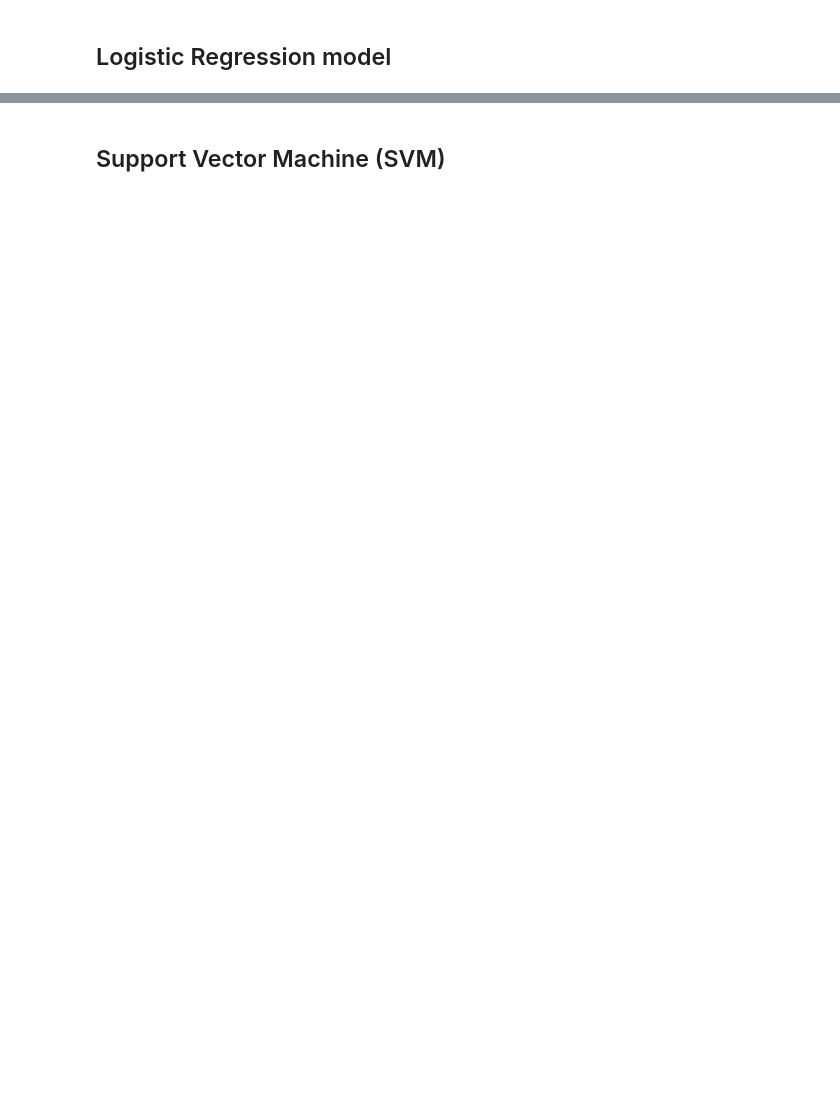
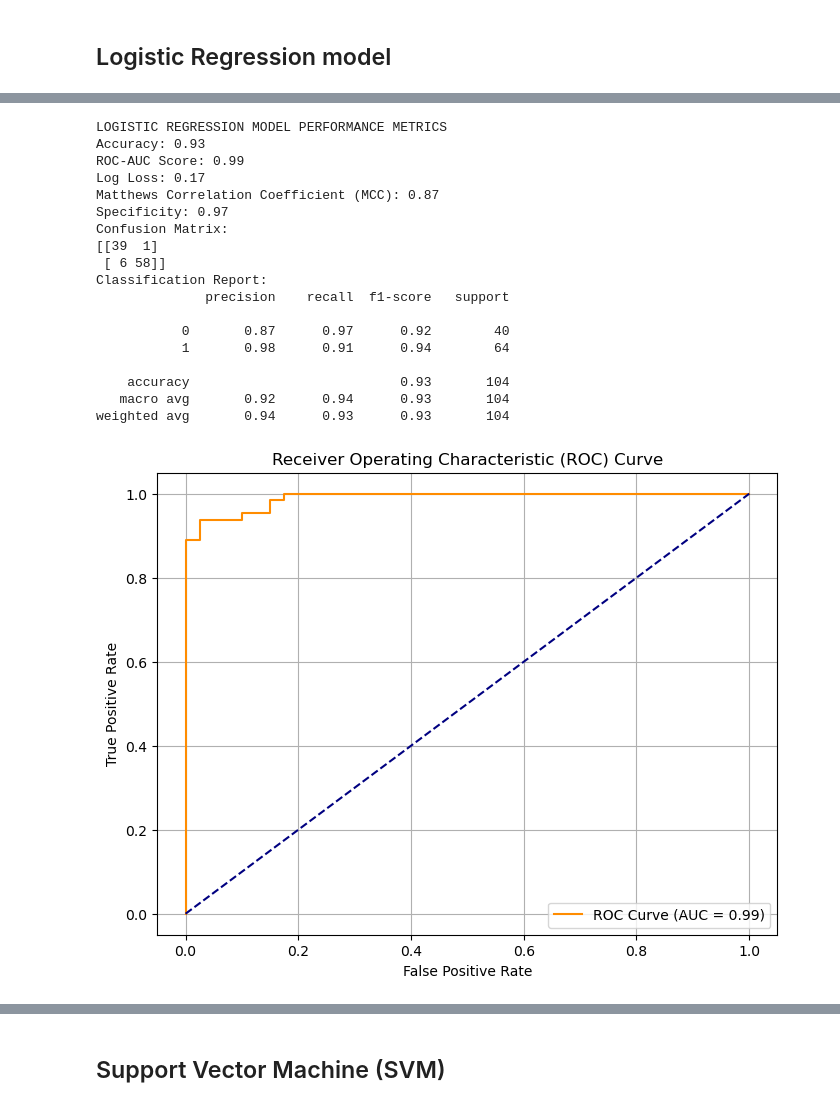
Before and after one commit to aastha0424/AasthaSingh-GlucoSense-Infy-Nov24, a Jupyter notebook: model_trainning.ipynb, the cells around one changed output, grey strips where cells are left out. Saved outputs shown, nothing was run; the diff lists cells and outputs as text; code cells hidden in the pictures; blank space fills up the shorter version.

```diff
--- a/model_trainning.ipynb
+++ b/model_trainning.ipynb
@@ -294,0 +261,80 @@ weighted avg       0.95      0.94      0.94       104
+# %%
+
+# Split data into training and test sets
+X_train, X_test, y_train, y_test = train_test_split(X, y, test_size=0.2, random_state=42, stratify=y)
+
+# Define the logistic regression model with hyperparameters
+logistic_model = LogisticRegression(
+    penalty='l2',           # Using L2 regularization
+    C=1.0,                  # Default regularization strength
+    solver='lbfgs',         # Solver for optimization
+    max_iter=200,           # Allowing more iterations for convergence
+    class_weight='balanced' # Adjusting for class imbalance
+)
+
+# Train the model
+logistic_model.fit(X_train, y_train)
+
+# Make predictions
+y_pred = logistic_model.predict(X_test)
+y_pred_proba = logistic_model.predict_proba(X_test)[:, 1]
+
+# Compute metrics
+conf_matrix = confusion_matrix(y_test, y_pred)
+log_loss_value = log_loss(y_test, y_pred_proba)
+mcc = matthews_corrcoef(y_test, y_pred)
+
+# Specificity calculation
+tn, fp, fn, tp = conf_matrix.ravel()
+specificity = tn / (tn + fp)
+
+# Generate ROC curve data
+fpr, tpr, thresholds = roc_curve(y_test, y_pred_proba)
+roc_auc_value = auc(fpr, tpr)
+
+# Display metrics
+accuracy = logistic_model.score(X_test, y_test)
+classification_rep = classification_report(y_test, y_pred)
+
+print("LOGISTIC REGRESSION MODEL PERFORMANCE METRICS")
+print(f"Accuracy: {accuracy:.2f}")
+print(f"ROC-AUC Score: {roc_auc_value:.2f}")
+print(f"Log Loss: {log_loss_value:.2f}")
+print(f"Matthews Correlation Coefficient (MCC): {mcc:.2f}")
+print(f"Specificity: {specificity:.2f}")
+print("Confusion Matrix:")
+print(conf_matrix)
+print("Classification Report:")
+print(classification_rep)
+
+# Plot ROC curve
+import matplotlib.pyplot as plt
+plt.figure(figsize=(8, 6))
+plt.plot(fpr, tpr, label=f'ROC Curve (AUC = {roc_auc_value:.2f})', color='darkorange')
+plt.plot([0, 1], [0, 1], color='navy', linestyle='--')
+plt.xlabel('False Positive Rate')
+plt.ylabel('True Positive Rate')
+plt.title('Receiver Operating Characteristic (ROC) Curve')
+plt.legend(loc="lower right")
+plt.grid()
+plt.show()
+# %% [output]
+LOGISTIC REGRESSION MODEL PERFORMANCE METRICS
+Accuracy: 0.93
+ROC-AUC Score: 0.99
+Log Loss: 0.17
+Matthews Correlation Coefficient (MCC): 0.87
+Specificity: 0.97
+Confusion Matrix:
+[[39  1]
+ [ 6 58]]
+Classification Report:
+              precision    recall  f1-score   support
+
+           0       0.87      0.97      0.92        40
+           1       0.98      0.91      0.94        64
+
+    accuracy                           0.93       104
+   macro avg       0.92      0.94      0.93       104
+weighted avg       0.94      0.93      0.93       104
+[figure, added]
```
Also changed, not shown: parts of 39 cells of this notebook, 4 other files.
